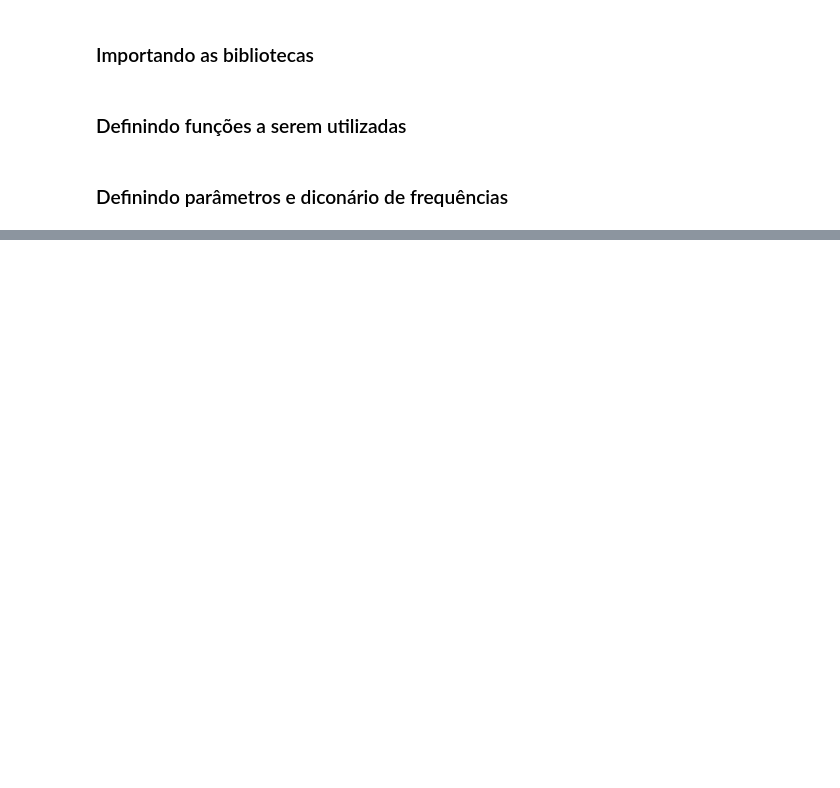
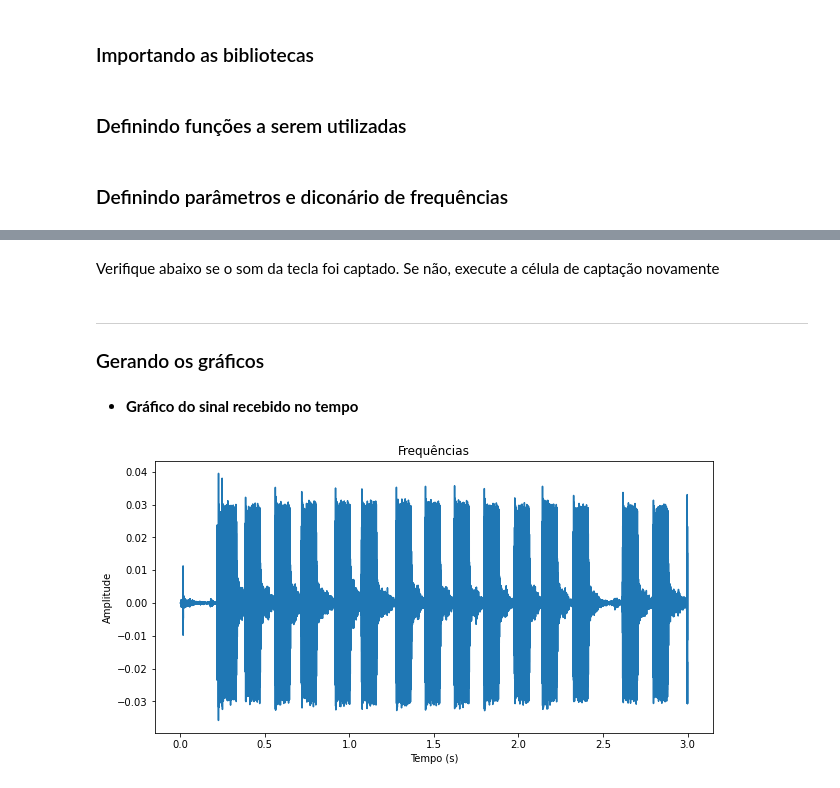
Before and after one commit to beatrizcf2/projeto-camfis, a Jupyter notebook: Projeto7/decode.ipynb, the cells around one changed output, grey strips where cells are left out. Cells and saved outputs as stored; diff of their text form; code cells hidden in the pictures; blank space fills up the shorter version.

```diff
--- a/Projeto7/decode.ipynb
+++ b/Projeto7/decode.ipynb
@@ -97,0 +105,11 @@ plt.show()
+# %%
+print("A captacao comecará em 2 segundos . . . \n")
+time.sleep(2)
+
+print("A gravacao foi iniciada")
+
+#gravacao
+audio = sd.rec(int(numAmostras), fs, channels=1)
+sd.wait()
+write('audio/output.wav', fs, audio)
+print("...     FIM")
@@ -97,0 +127,2 @@ plt.show()
+# %% [markdown]
+Verifique abaixo se o som da tecla foi captado. Se não, execute a célula de captação novamente
@@ -97,0 +132,24 @@ plt.show()
+# %% [markdown]
+<div id="graficos1"></div>
+
+___
+
+### Gerando os gráficos
+# %% [markdown]
+<div id="tempo1"></div>
+
+* **Gráfico do sinal recebido no tempo**
+# %%
+x = np.linspace(0.0, tempo, numAmostras)
+# %%
+maxt=(1e-2)
+fig = plt.figure(figsize=(10, 5))
+#plt.xlim([1, 1.2+maxt])
+plt.plot(x,audio)
+plt.xlabel("Tempo (s)")
+plt.ylabel("Amplitude")
+plt.title('Frequências')
+
+plt.show()
+# %% [output]
+[figure, added]
```
Also changed, not shown: parts of 44 cells of this notebook, 10 other files.
